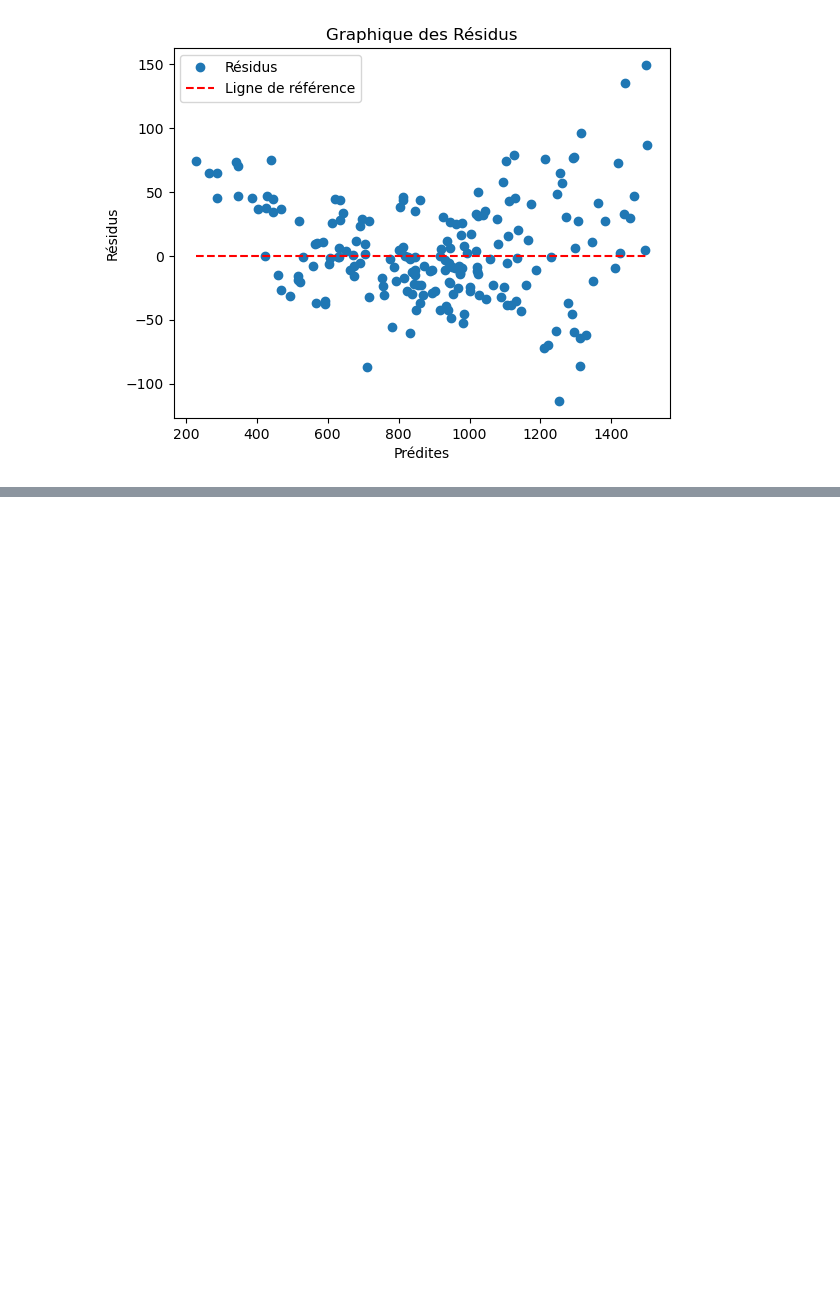
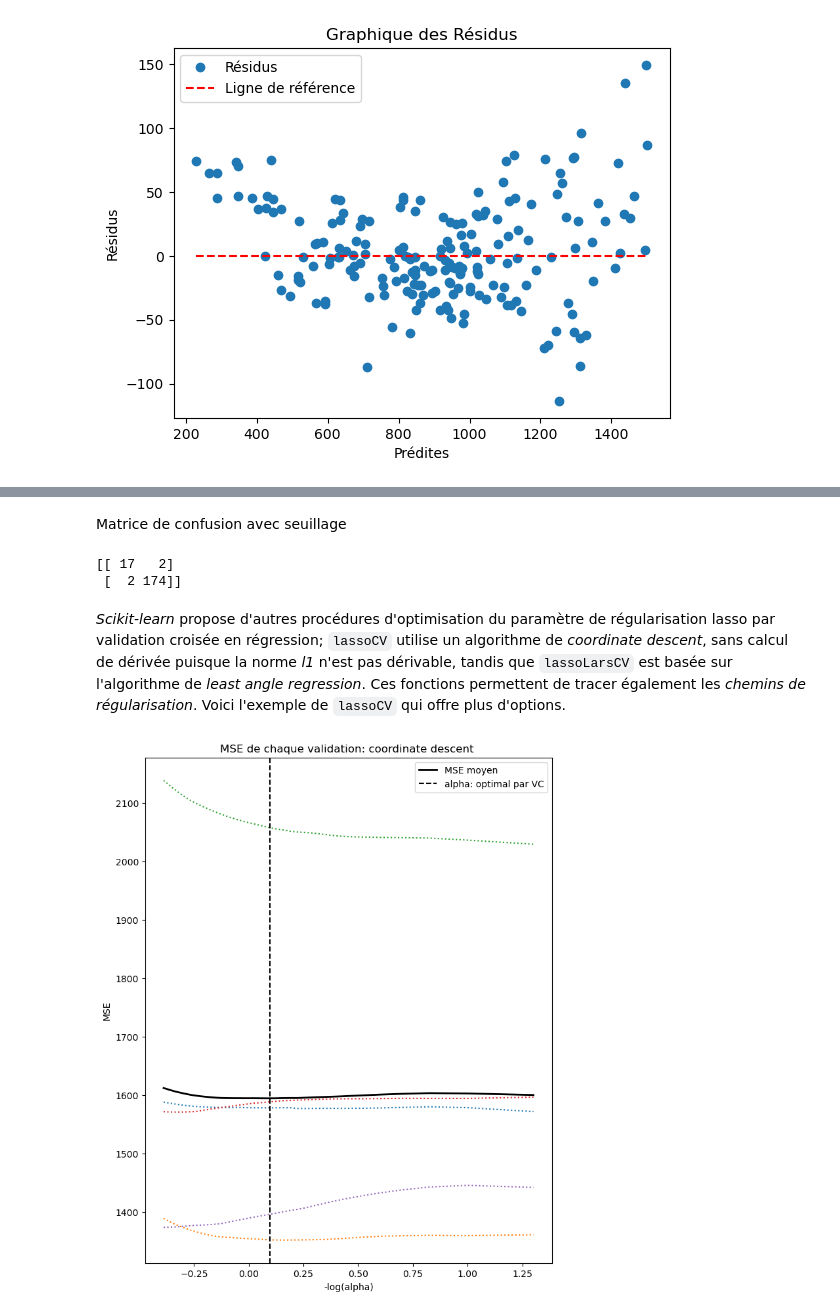
Before and after one commit to Edgar-Neboit/Projet_ML, a Jupyter notebook: Projet_ML_Python.ipynb, the cells around one changed output, grey strips where cells are left out. Cells and saved outputs as stored; diff of their text form; code cells hidden in the pictures; blank space fills up the shorter version.

```diff
--- a/Projet_ML_Python.ipynb
+++ b/Projet_ML_Python.ipynb
@@ -245,0 +265,37 @@ Text(0.5, 1.0, 'Coefficients du modèle lasso')
+# %% [markdown]
+Matrice de confusion avec seuillage
+# %%
+from sklearn.metrics import confusion_matrix
+
+prev_continuous=np.copy(prev)
+YC_test_continuous=np.copy(YC_test)
+##On prédit sur un seuil donné
+seuil = 500 #500 cal brulée
+table=confusion_matrix((prev_continuous > seuil).astype(int),(YC_test_continuous > seuil).astype(int))
+print(table)
+# %% [output]
+[[ 17   2]
+ [  2 174]]
+# %% [markdown]
+*Scikit-learn* propose d'autres procédures d'optimisation du paramètre de régularisation lasso par validation croisée en régression; `lassoCV` utilise un algorithme de *coordinate descent*, sans calcul de dérivée puisque la norme *l1* n'est pas dérivable, tandis que `lassoLarsCV` est basée sur l'algorithme de *least angle regression*. Ces fonctions permettent de tracer également les *chemins de régularisation*. Voici l'exemple de `lassoCV` qui offre plus d'options.
+# %%
+from sklearn.linear_model import LassoCV, LassoLarsCV
+model = LassoCV(cv=5, alphas=np.array(range(1,50,1))/20.,n_jobs=-1,random_state=13).fit(XC_train,YC_train)
+m_log_alphas = -np.log10(model.alphas_)
+
+plt.figure()
+# ymin, ymax = 2300, 3800
+plt.plot(m_log_alphas, model.mse_path_, ':')
+plt.plot(m_log_alphas, model.mse_path_.mean(axis=-1), 'k',
+         label='MSE moyen', linewidth=2)
+plt.axvline(-np.log10(model.alpha_), linestyle='--', color='k',
+            label='alpha: optimal par VC')
+
+plt.legend()
+
+plt.xlabel('-log(alpha)')
+plt.ylabel('MSE')
+plt.title('MSE de chaque validation: coordinate descent ')
+plt.show()
+# %% [output]
+[figure, added]
```
Also changed, not shown: parts of 10 cells of this notebook.
